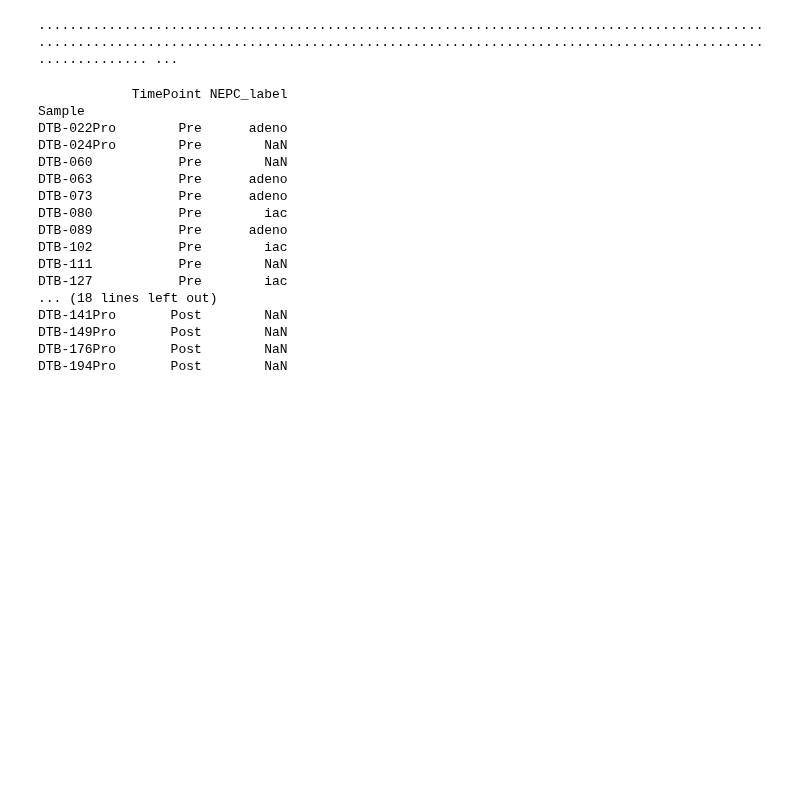
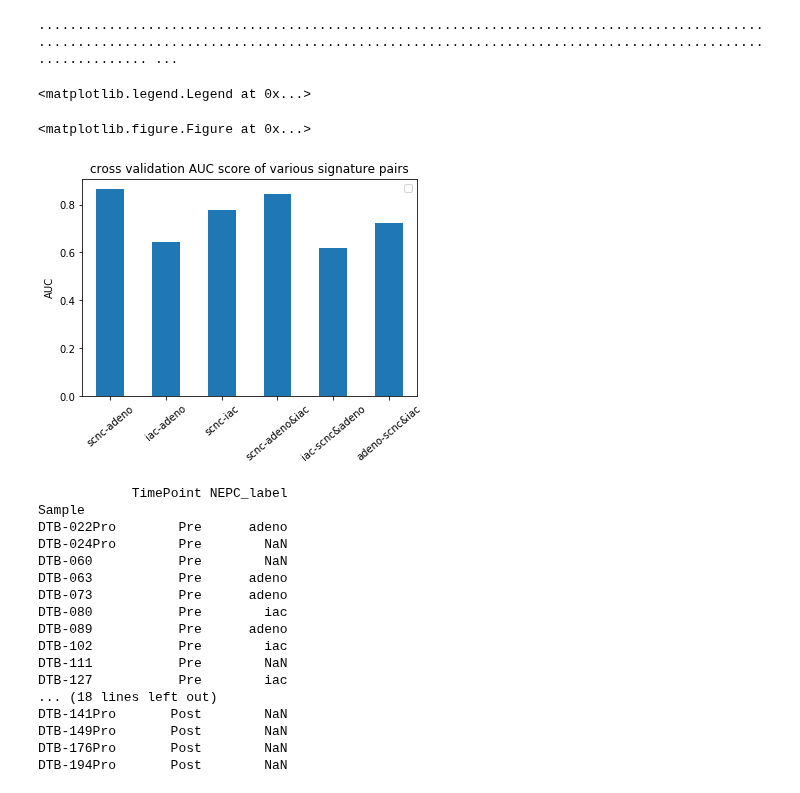
Before and after one commit to MollyZhang/ARsig_python, a Jupyter notebook: NEPCsig.ipynb, the cells around one changed output. Drawn from its saved outputs; the diff is of its cells as text; code cells hidden in the pictures; blank space fills up the shorter version.

Commit message:
add plot of various cross validation AUC comparison

```diff
--- a/NEPCsig.ipynb
+++ b/NEPCsig.ipynb
@@ -133,6 +133,21 @@ X, y = data_prep(group0=["iac"], group1=["scnc"])
 print(helper.leave_pair_out_cv(X, y, linear_model.LogisticRegression()))
 # %% [output]
 ........................................................................................................................................................................................................ ...
+# %%
+# plot and compare various cross validaiton auc
+sample_pairs = ["scnc-adeno", "iac-adeno", "scnc-iac",
+                "scnc-adeno&iac", "iac-scnc&adeno", "adeno-scnc&iac"]
+AUCs = [0.8658, 0.6421, 0.776, 0.8444, 0.6175, 0.7233]
+df = pd.DataFrame(index=sample_pairs, data=AUCs, columns=["AUC"])
+plt.figure("LPOCV_AUC", figsize=(9, 6), dpi=10000)
+ax = df.plot.bar(rot=40)
+plt.title("cross validation AUC score of various signature pairs")
+plt.ylabel("AUC")
+plt.legend([])
+# %% [output]
+<matplotlib.legend.Legend at 0x...>
+<matplotlib.figure.Figure at 0x...>
+[figure, added]
 # %%
 # get all sorts of signatures
 sample_pairs = ["scnc-adeno", "iac-adeno", "scnc-iac",
```
